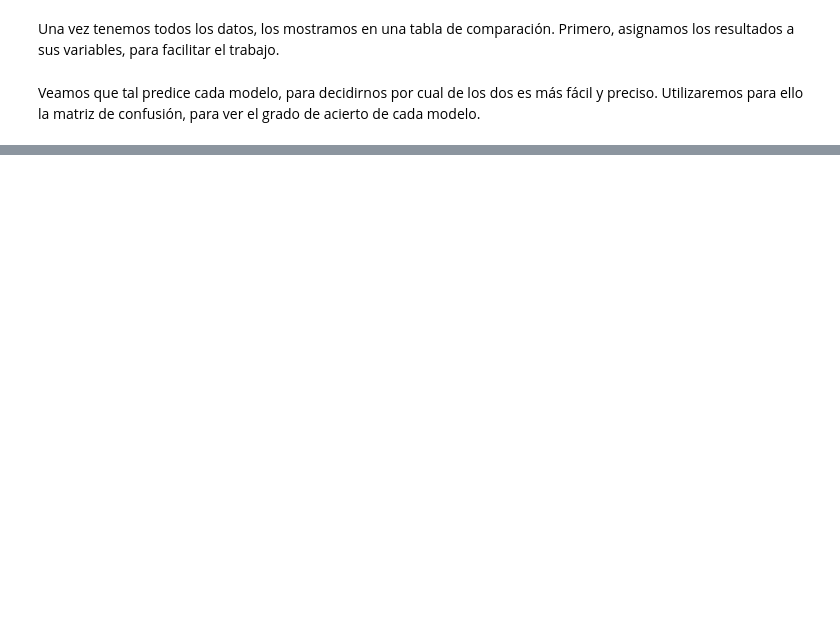
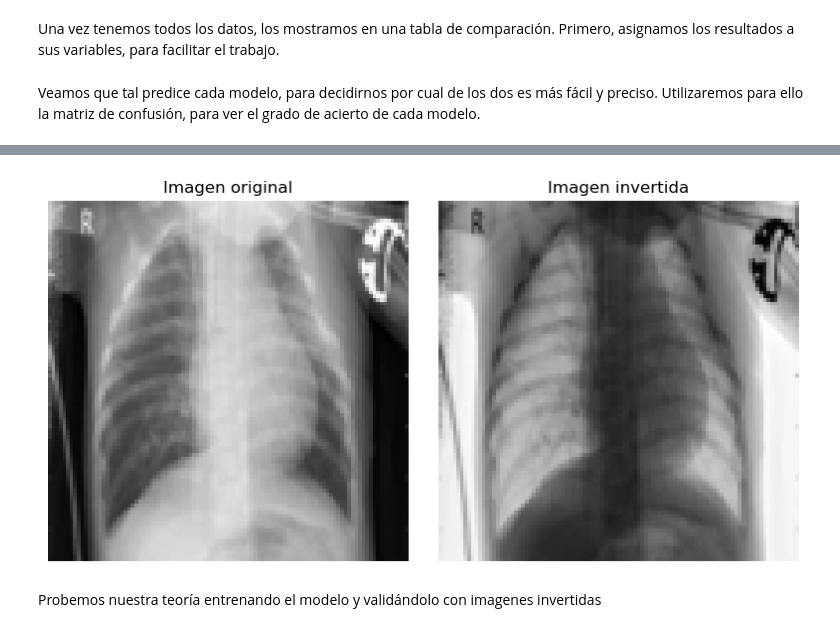
Before and after one commit to Carmoruda/IA_II, a Jupyter notebook: Practica 3/L3P2-Pneumonia.ipynb, the cells around one changed output, grey strips where cells are left out. Saved outputs shown, nothing was run; the diff lists cells and outputs as text; code cells hidden in the pictures; blank space fills up the shorter version.

```diff
--- a/Practica 3/L3P2-Pneumonia.ipynb
+++ b/Practica 3/L3P2-Pneumonia.ipynb
@@ -571,0 +701,24 @@ Si esta técnica no resulta efectiva, aplicaremos dropout, apagando aleatoriamen
+# %%
+imagen_original, etiqueta = train_subset1[random.randint(0, len(train_subset2) - 1)]
+
+#Invertimos los colores
+imagen_invertida = 1 - imagen_original
+
+fig, axs = plt.subplots(1, 2, figsize=(8, 4))
+
+#Imagen original
+axs[0].imshow(imagen_original.squeeze(), cmap='gray')
+axs[0].set_title('Imagen original')
+axs[0].axis('off')
+
+#Imagen invertida
+axs[1].imshow(imagen_invertida.squeeze(), cmap='gray')
+axs[1].set_title('Imagen invertida')
+axs[1].axis('off')
+
+plt.tight_layout()
+plt.show()
+# %% [output]
+[figure, added]
+# %% [markdown]
+Probemos nuestra teoría entrenando el modelo y validándolo con imagenes invertidas
```
Also changed, not shown: parts of 17 cells of this notebook, 3 other files.
